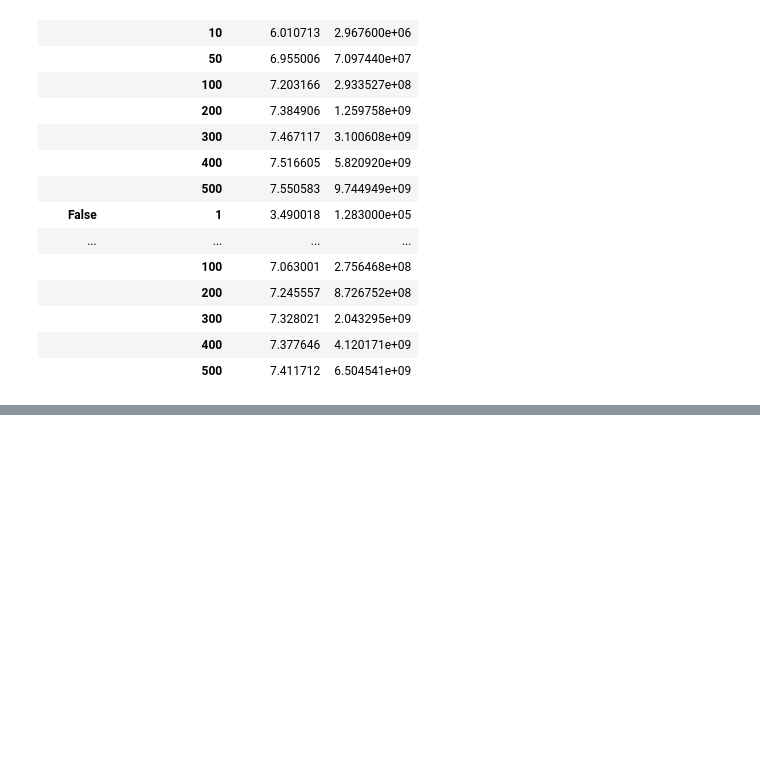
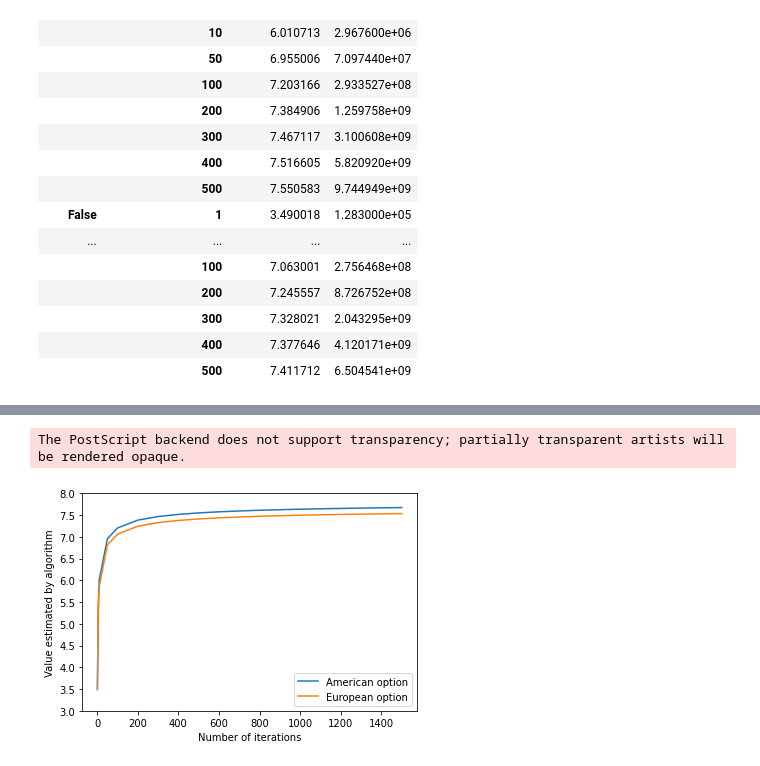
Before and after one commit to akermangeo/NumericalMethods1, a Jupyter notebook: projectCode.ipynb, the cells around one changed output, grey strips where cells are left out. Saved outputs shown, nothing was run; the diff lists cells and outputs as text; code cells hidden in the pictures; blank space fills up the shorter version.

```diff
--- a/projectCode.ipynb
+++ b/projectCode.ipynb
@@ -559,0 +562,16 @@ print(parameters_european)
+# %%
+american_value = performance_data_optimized.loc[True,:]
+european_value = performance_data_optimized.loc[False,:]
+plt.plot(american_value.index, american_value["Value produced"], label = "American option")
+plt.plot(european_runtime.index, european_value["Value produced"], label = "European option")
+x = np.linspace(0,N[-1])
+
+plt.xlabel("Number of iterations")
+plt.ylabel("Value estimated by algorithm")
+plt.legend()
+plt.ylim(3,8)
+plt.yticks(np.arange(3,8.5,0.5))
+plt.savefig("algoConvergence.eps")
+# %% [output]
+The PostScript backend does not support transparency; partially transparent artists will be rendered opaque.
+[figure, added]
```
Also changed, not shown: parts of 9 cells of this notebook, 1 other file.
